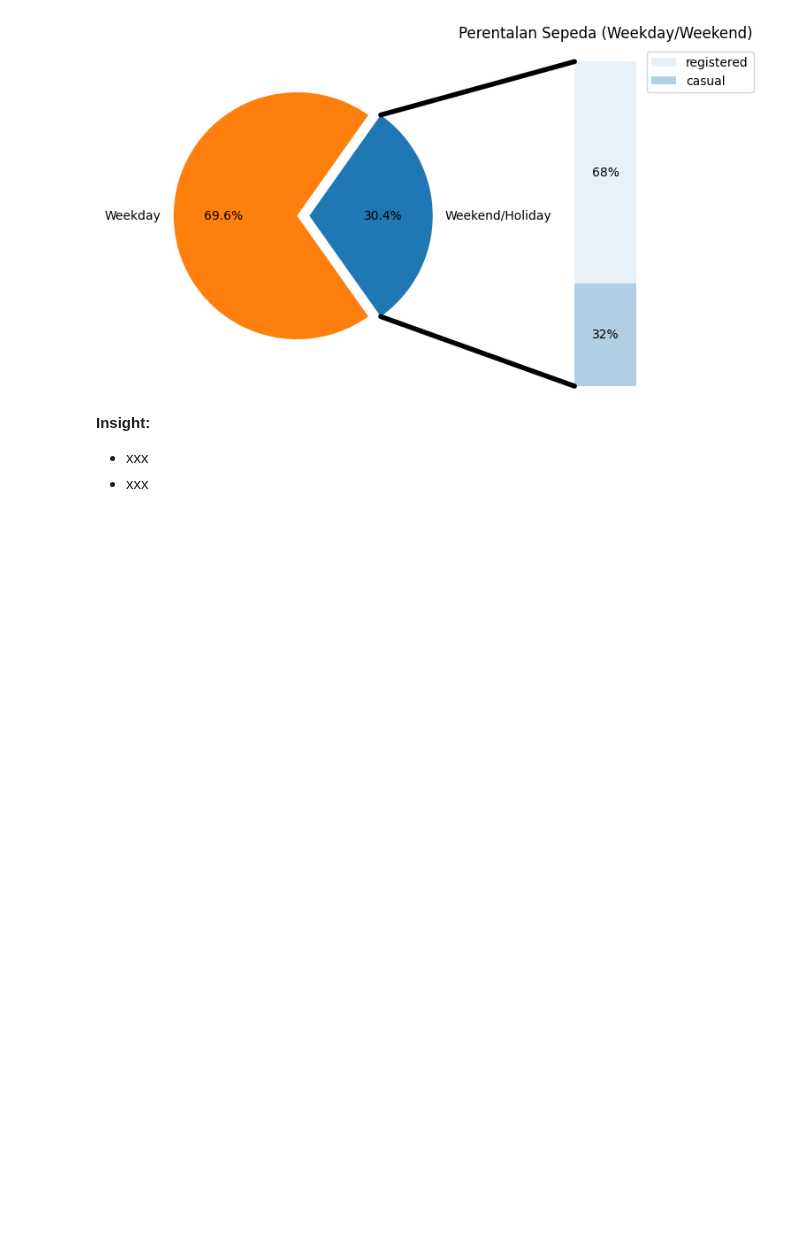
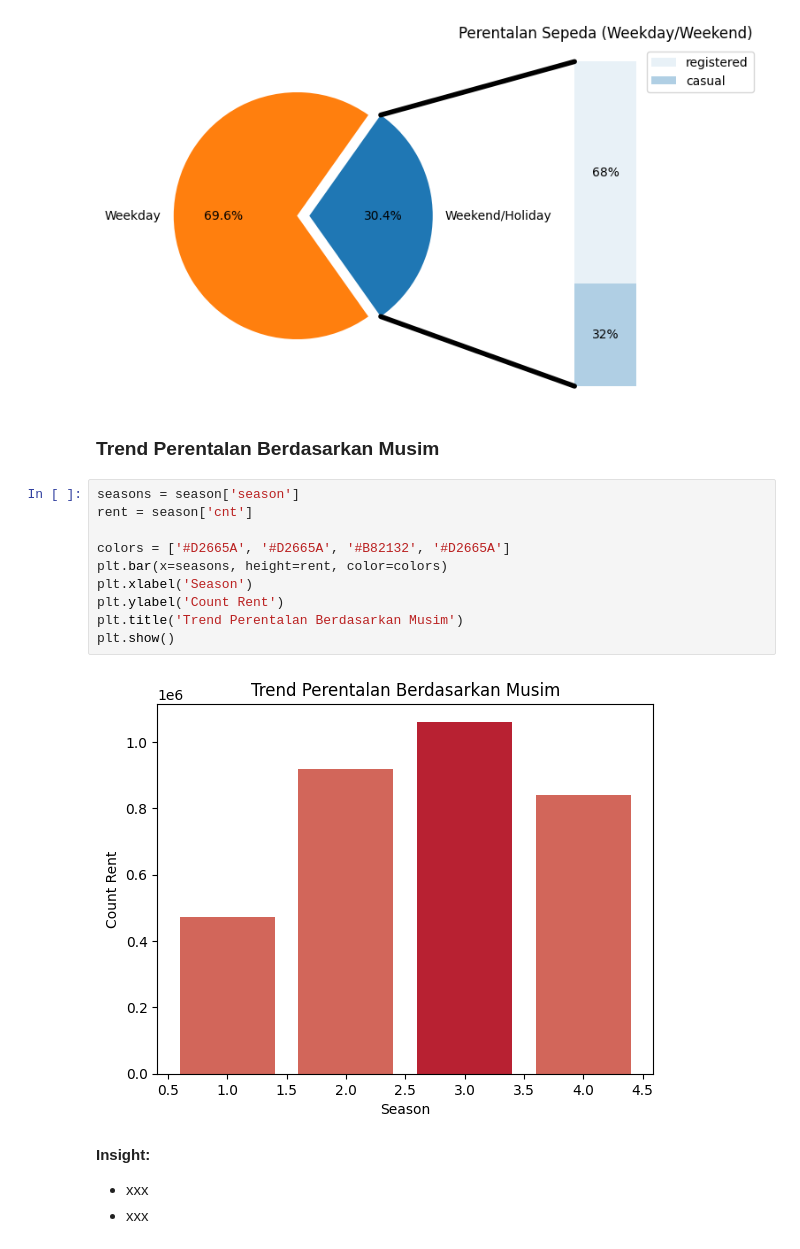
Before and after one commit to mayanggumelarr/PROYEK-ANALISIS-DATA, a Jupyter notebook: Proyek_Analisis_Data.ipynb, the cells around one changed output. Drawn from its saved outputs; the diff is of its cells as text; blank space fills up the shorter version.

Commit message:
Update notebook
Visualisasi dan Explanatory Data Analysis Done

```diff
--- a/Proyek_Analisis_Data.ipynb
+++ b/Proyek_Analisis_Data.ipynb
@@ -579,6 +574,20 @@ con.set_linewidth(4)
 plt.show()
 # %% [output]
 [figure]
+# %% [markdown]
+### Trend Perentalan Berdasarkan Musim
+# %%
+seasons = season['season']
+rent = season['cnt']
+
+colors = ['#D2665A', '#D2665A', '#B82132', '#D2665A']
+plt.bar(x=seasons, height=rent, color=colors)
+plt.xlabel('Season')
+plt.ylabel('Count Rent')
+plt.title('Trend Perentalan Berdasarkan Musim')
+plt.show()
+# %% [output]
+[figure, added]
 # %% [markdown]
 **Insight:**
 - xxx
```
Also changed, not shown: parts of 7 cells of this notebook.
